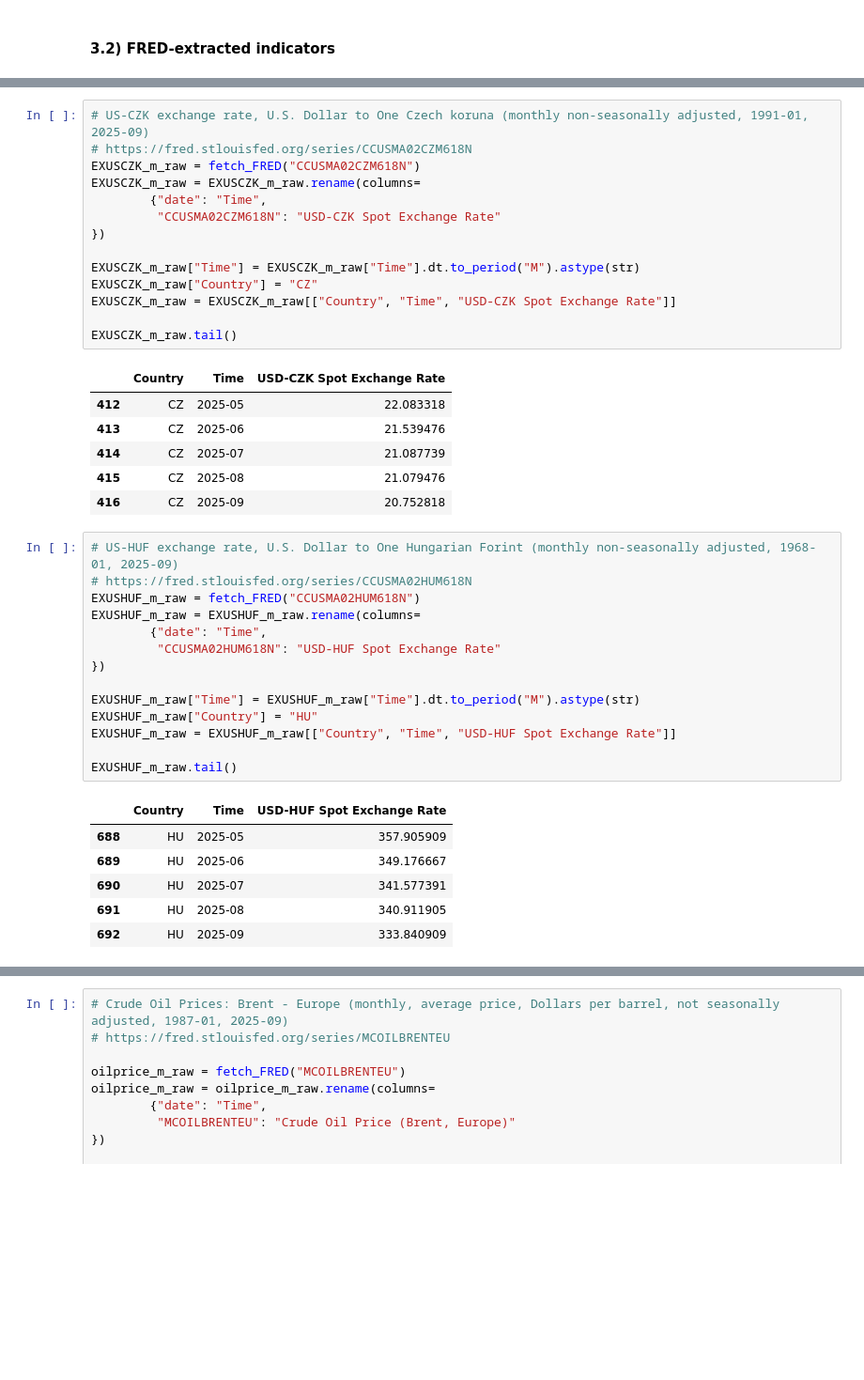
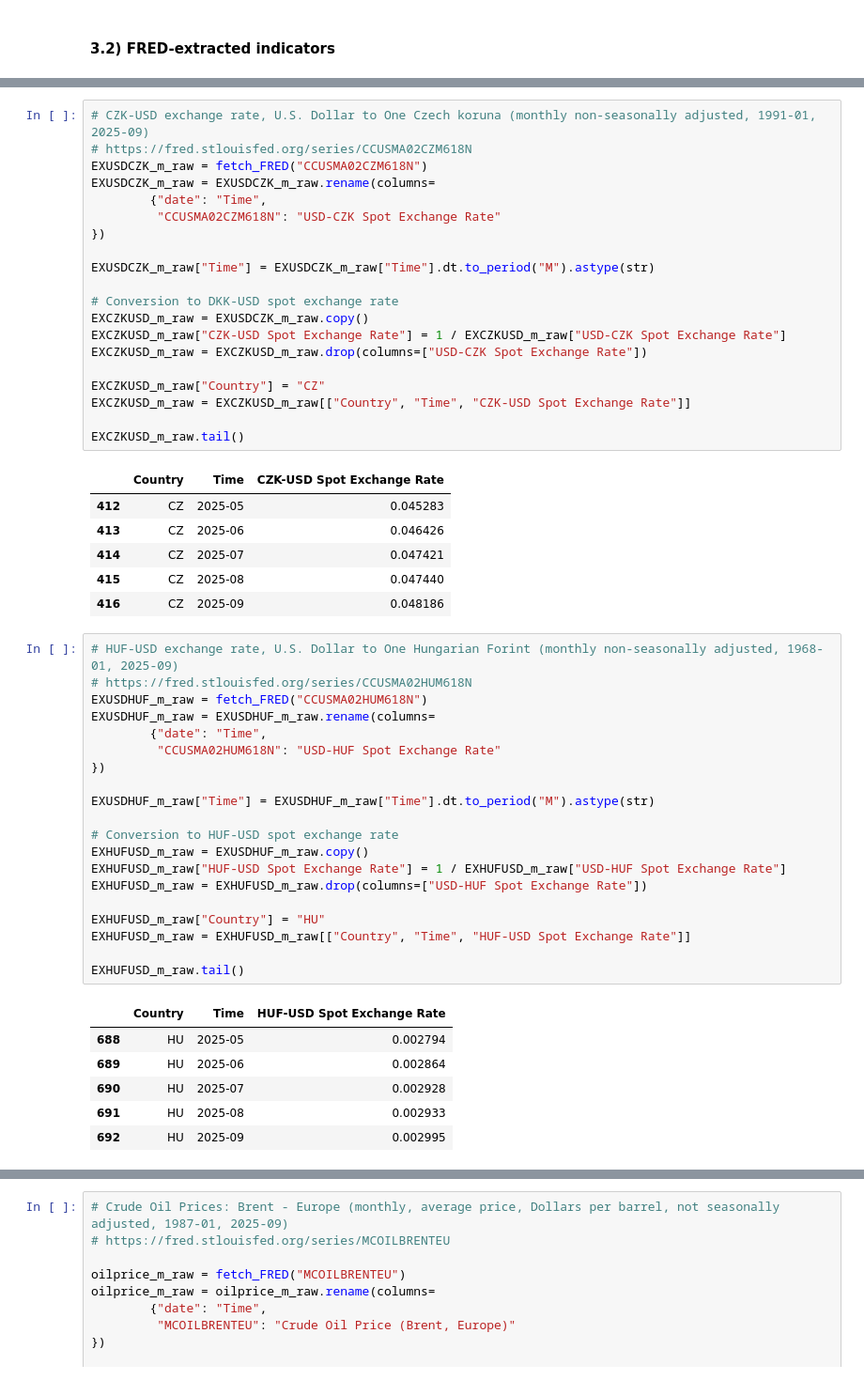
Before and after one commit to EliaLand/PSTR_Financial_Econometrics, a Jupyter notebook: data_fetcher/main.ipynb, the cells around one changed output, grey strips where cells are left out. Shown at 94% size. Saved outputs shown, nothing was run; the diff lists cells and outputs as text; blank space fills up the shorter version.

```diff
--- a/data_fetcher/main.ipynb
+++ b/data_fetcher/main.ipynb
@@ -286,43 +282,55 @@ EXUSDKK_m_raw.tail()
 # %%
-# US-CZK exchange rate, U.S. Dollar to One Czech koruna (monthly non-seasonally adjusted, 1991-01, 2025-09)
+# CZK-USD exchange rate, U.S. Dollar to One Czech koruna (monthly non-seasonally adjusted, 1991-01, 2025-09)
 # https://fred.stlouisfed.org/series/CCUSMA02CZM618N
-EXUSCZK_m_raw = fetch_FRED("CCUSMA02CZM618N")
-EXUSCZK_m_raw = EXUSCZK_m_raw.rename(columns=
+EXUSDCZK_m_raw = fetch_FRED("CCUSMA02CZM618N")
+EXUSDCZK_m_raw = EXUSDCZK_m_raw.rename(columns=
         {"date": "Time",
          "CCUSMA02CZM618N": "USD-CZK Spot Exchange Rate"
 })
 
-EXUSCZK_m_raw["Time"] = EXUSCZK_m_raw["Time"].dt.to_period("M").astype(str)
-EXUSCZK_m_raw["Country"] = "CZ"
-EXUSCZK_m_raw = EXUSCZK_m_raw[["Country", "Time", "USD-CZK Spot Exchange Rate"]]
+EXUSDCZK_m_raw["Time"] = EXUSDCZK_m_raw["Time"].dt.to_period("M").astype(str)
 
-EXUSCZK_m_raw.tail()
+# Conversion to DKK-USD spot exchange rate
+EXCZKUSD_m_raw = EXUSDCZK_m_raw.copy()
+EXCZKUSD_m_raw["CZK-USD Spot Exchange Rate"] = 1 / EXCZKUSD_m_raw["USD-CZK Spot Exchange Rate"]
+EXCZKUSD_m_raw = EXCZKUSD_m_raw.drop(columns=["USD-CZK Spot Exchange Rate"])
+
+EXCZKUSD_m_raw["Country"] = "CZ"
+EXCZKUSD_m_raw = EXCZKUSD_m_raw[["Country", "Time", "CZK-USD Spot Exchange Rate"]]
+
+EXCZKUSD_m_raw.tail()
 # %% [output]
-|  | Country | Time | USD-CZK Spot Exchange Rate |
-| 412 | CZ | 2025-05 | 22.083318 |
-| 413 | CZ | 2025-06 | 21.539476 |
-| 414 | CZ | 2025-07 | 21.087739 |
-| 415 | CZ | 2025-08 | 21.079476 |
-| 416 | CZ | 2025-09 | 20.752818 |
+|  | Country | Time | CZK-USD Spot Exchange Rate |
+| 412 | CZ | 2025-05 | 0.045283 |
+| 413 | CZ | 2025-06 | 0.046426 |
+| 414 | CZ | 2025-07 | 0.047421 |
+| 415 | CZ | 2025-08 | 0.047440 |
+| 416 | CZ | 2025-09 | 0.048186 |
 # %%
-# US-HUF exchange rate, U.S. Dollar to One Hungarian Forint (monthly non-seasonally adjusted, 1968-01, 2025-09)
+# HUF-USD exchange rate, U.S. Dollar to One Hungarian Forint (monthly non-seasonally adjusted, 1968-01, 2025-09)
 # https://fred.stlouisfed.org/series/CCUSMA02HUM618N
-EXUSHUF_m_raw = fetch_FRED("CCUSMA02HUM618N")
-EXUSHUF_m_raw = EXUSHUF_m_raw.rename(columns=
+EXUSDHUF_m_raw = fetch_FRED("CCUSMA02HUM618N")
+EXUSDHUF_m_raw = EXUSDHUF_m_raw.rename(columns=
         {"date": "Time",
          "CCUSMA02HUM618N": "USD-HUF Spot Exchange Rate"
 })
 
-EXUSHUF_m_raw["Time"] = EXUSHUF_m_raw["Time"].dt.to_period("M").astype(str)
-EXUSHUF_m_raw["Country"] = "HU"
-EXUSHUF_m_raw = EXUSHUF_m_raw[["Country", "Time", "USD-HUF Spot Exchange Rate"]]
+EXUSDHUF_m_raw["Time"] = EXUSDHUF_m_raw["Time"].dt.to_period("M").astype(str)
 
-EXUSHUF_m_raw.tail()
+# Conversion to HUF-USD spot exchange rate
+EXHUFUSD_m_raw = EXUSDHUF_m_raw.copy()
+EXHUFUSD_m_raw["HUF-USD Spot Exchange Rate"] = 1 / EXHUFUSD_m_raw["USD-HUF Spot Exchange Rate"]
+EXHUFUSD_m_raw = EXHUFUSD_m_raw.drop(columns=["USD-HUF Spot Exchange Rate"])
+
+EXHUFUSD_m_raw["Country"] = "HU"
+EXHUFUSD_m_raw = EXHUFUSD_m_raw[["Country", "Time", "HUF-USD Spot Exchange Rate"]]
+
+EXHUFUSD_m_raw.tail()
 # %% [output]
-|  | Country | Time | USD-HUF Spot Exchange Rate |
-| 688 | HU | 2025-05 | 357.905909 |
-| 689 | HU | 2025-06 | 349.176667 |
-| 690 | HU | 2025-07 | 341.577391 |
-| 691 | HU | 2025-08 | 340.911905 |
-| 692 | HU | 2025-09 | 333.840909 |
+|  | Country | Time | HUF-USD Spot Exchange Rate |
+| 688 | HU | 2025-05 | 0.002794 |
+| 689 | HU | 2025-06 | 0.002864 |
+| 690 | HU | 2025-07 | 0.002928 |
+| 691 | HU | 2025-08 | 0.002933 |
+| 692 | HU | 2025-09 | 0.002995 |
 # %%
```
Also changed, not shown: parts of 8 cells of this notebook, 17 other files.
